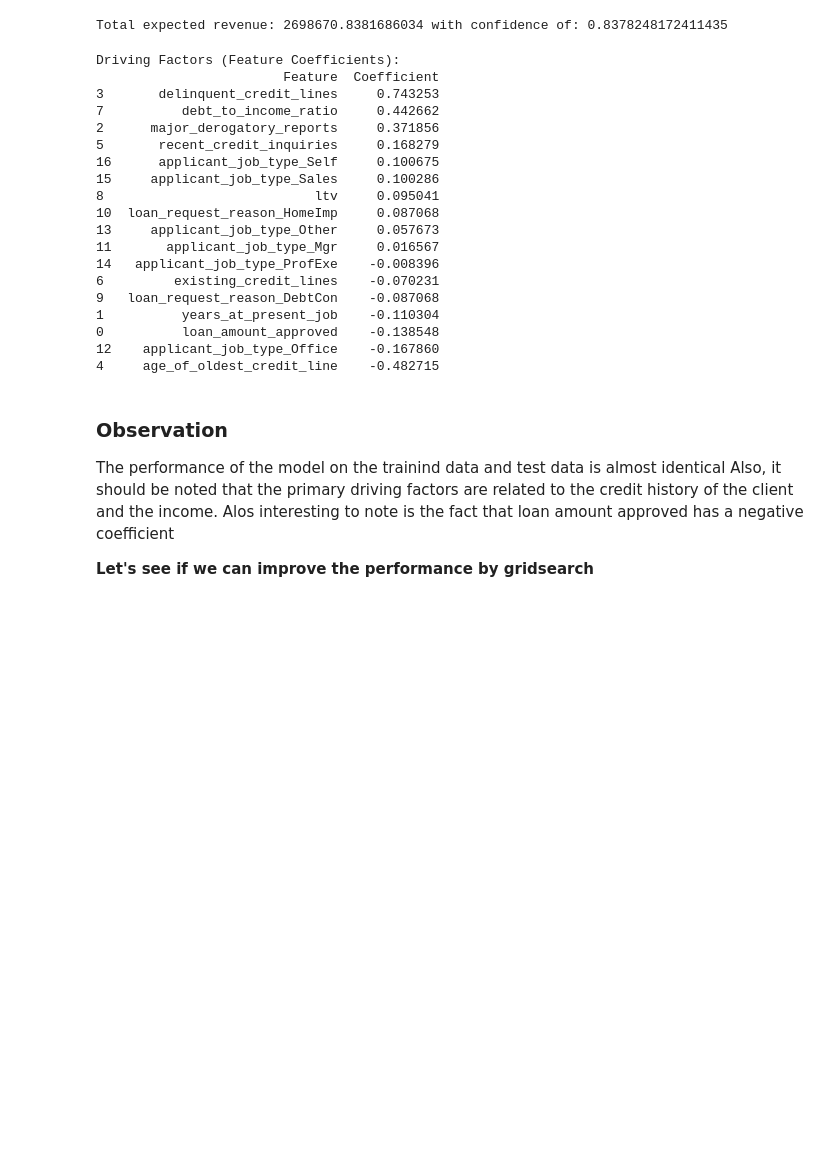
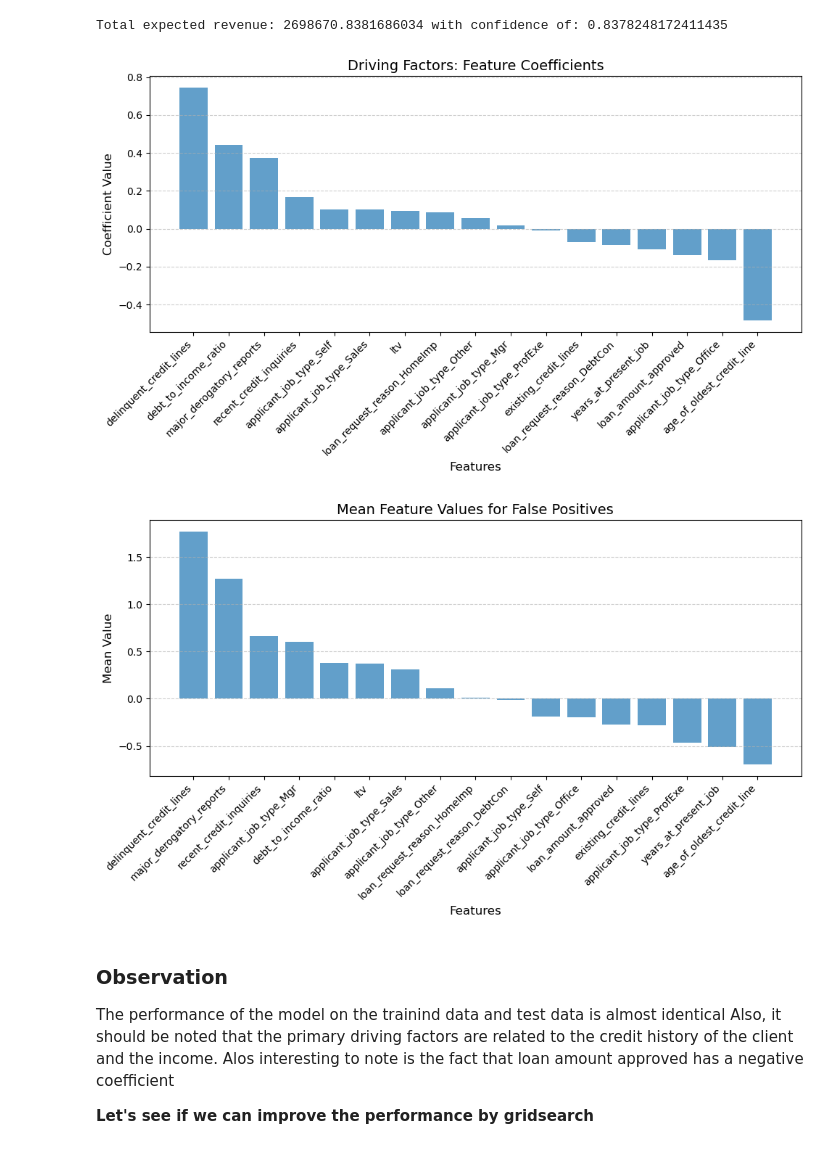
Before and after one commit to vmagar1729/analytiqbit, a Jupyter notebook: notebooks/Capstone_Project_Reference_Notebook_Loan_Default_Prediction_Full_Code.ipynb, the cells around one changed output. Saved outputs shown, nothing was run; the diff lists cells and outputs as text; code cells hidden in the pictures; blank space fills up the shorter version.

```diff
--- a/notebooks/Capstone_Project_Reference_Notebook_Loan_Default_Prediction_Full_Code.ipynb
+++ b/notebooks/Capstone_Project_Reference_Notebook_Loan_Default_Prediction_Full_Code.ipynb
@@ -1681,35 +1685,50 @@ print("Total expected revenue:", revenue, 'with confidence of:', confidence)
 weighted avg       0.82      0.84      0.80      1781
 [figure]
 Total expected revenue: 2698670.8381686034 with confidence of: 0.8378248172411435
-# %%
-# Driving Factors: Feature Importance
-coefficients = pd.DataFrame({
-    'Feature': X.columns,
-    'Coefficient': lg.coef_[0]
-}).sort_values(by='Coefficient', ascending=False)
-
-print("\nDriving Factors (Feature Coefficients):")
-print(coefficients)
-# %% [output]
-Driving Factors (Feature Coefficients):
-                        Feature  Coefficient
-3       delinquent_credit_lines     0.743253
-7          debt_to_income_ratio     0.442662
-2      major_derogatory_reports     0.371856
-5       recent_credit_inquiries     0.168279
-16      applicant_job_type_Self     0.100675
-15     applicant_job_type_Sales     0.100286
-8                           ltv     0.095041
-10  loan_request_reason_HomeImp     0.087068
-13     applicant_job_type_Other     0.057673
-11       applicant_job_type_Mgr     0.016567
-14   applicant_job_type_ProfExe    -0.008396
-6         existing_credit_lines    -0.070231
-9   loan_request_reason_DebtCon    -0.087068
-1          years_at_present_job    -0.110304
-0          loan_amount_approved    -0.138548
-12    applicant_job_type_Office    -0.167860
-4     age_of_oldest_credit_line    -0.482715
+# %%
+# Driving Factors: Feature Importance
+coefficients = pd.DataFrame({
+    'Feature': X.columns,
+    'Coefficient': lg.coef_[0]
+}).sort_values(by='Coefficient', ascending=False)
+
+# Plot 1: Feature Coefficients
+plt.figure(figsize=(10, 6))
+plt.bar(coefficients['Feature'], coefficients['Coefficient'], alpha=0.7)
+plt.title('Driving Factors: Feature Coefficients', fontsize=14)
+plt.xlabel('Features', fontsize=12)
+plt.ylabel('Coefficient Value', fontsize=12)
+plt.xticks(rotation=45, ha='right')
+plt.grid(axis='y', linestyle='--', alpha=0.6)
+plt.tight_layout()
+plt.show()
+
+# Predict probabilities and labels
+y_pred_prob = lg.predict_proba(x_test)[:, 1]
+y_pred = lg.predict(x_test)
+
+# Compute confusion matrix to identify false positives
+tn, fp, fn, tp = confusion_matrix(y_test, y_pred).ravel()
+
+# Filter false positives (predicted 1, actual 0)
+false_positives_df = x_test[(y_pred == 1) & (y_test == 0)]
+
+# Visualize mean feature values
+false_positive_features = false_positives_df.mean().sort_values(ascending=False)
+
+# Plot
+plt.figure(figsize=(10, 6))
+plt.bar(false_positive_features.index, false_positive_features.values, alpha=0.7)
+plt.title('Mean Feature Values for False Positives', fontsize=14)
+plt.xlabel('Features', fontsize=12)
+plt.ylabel('Mean Value', fontsize=12)
+plt.xticks(rotation=45, ha='right')
+plt.grid(axis='y', linestyle='--', alpha=0.6)
+plt.tight_layout()
+plt.show()
+# %% [output]
+[figure, added]
+[figure, added]
 # %% [markdown]
 ### Observation
 The performance of the model on the trainind data and test data is almost identical
```
Also changed, not shown: parts of 9 cells of this notebook.
